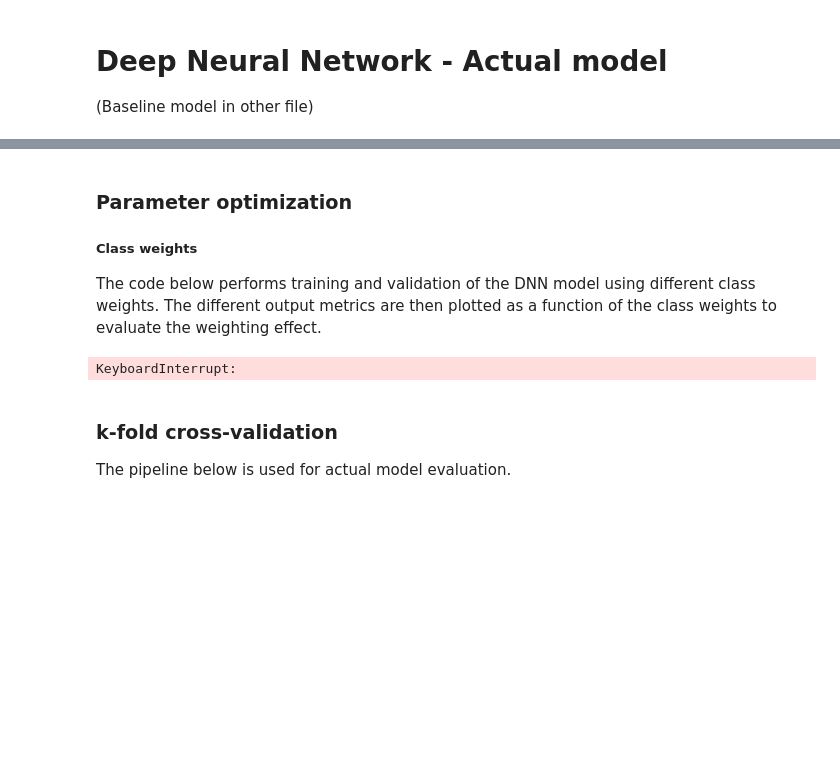
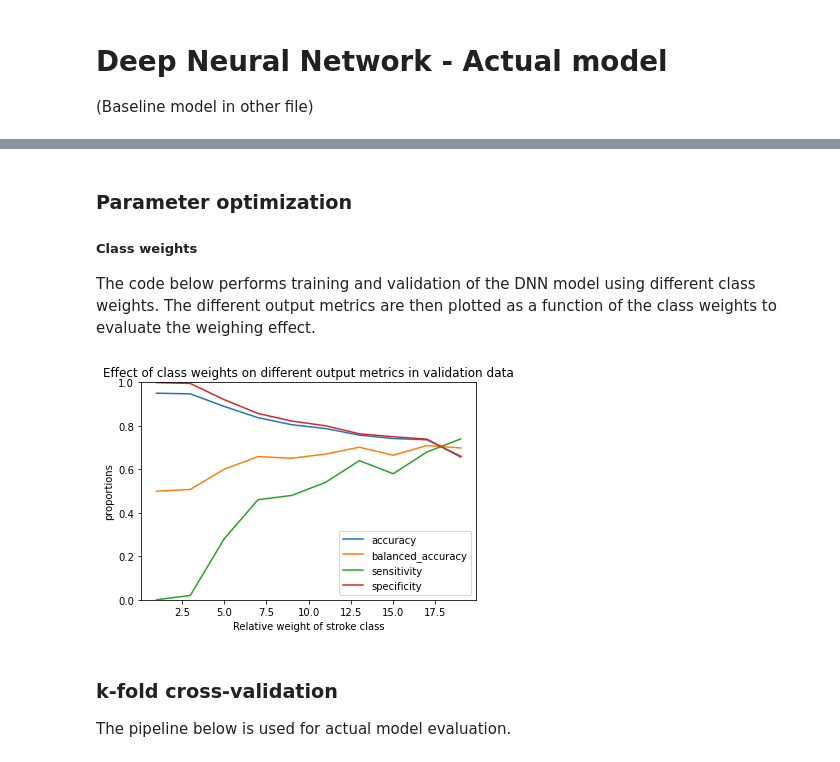
Before and after one commit to koenc100/Project-AI-minor, a Jupyter notebook: code/deep neural network - optimized model.ipynb, the cells around one changed output, grey strips where cells are left out. Drawn from its saved outputs; the diff is of its cells as text; code cells hidden in the pictures; blank space fills up the shorter version.

```diff
--- a/code/deep neural network - optimized model.ipynb
+++ b/code/deep neural network - optimized model.ipynb
@@ -215,73 +215,77 @@ confusion matrix:
 ##### Class weights
 
 The code below performs training and validation of the DNN model using different class weights.
-The different output metrics are then plotted as a function of the class weights to evaluate the weighting effect.
+The different output metrics are then plotted as a function of the class weights to evaluate the weighing effect.
 # %%
 # Test different class weights and plot accuracy and sensitivity
 
 def compare_class_weights(model, train_data, train_labels, val_data, val_labels,
                           class_weights=range(1, 21, 2), epochs=30):
     """
-    This function tries out different class weights on a model and
-    plots the different output metrics as a function of class_weight.
-    (no k-fold cv applied)
+    This function tries out different class weights on a model and plots the different output metrics (validation accuracy,
+    balanced accuracy etc.) as a function of class_weight (No k-fold cross-validation applied).
 
     INPUT:
 
-    model:         model as defined by the function get_model()
-    train_data:    training data
-    train_labels:  class labels of training dataset
-    val_data:      validation data
-    val_labels:    class labels of validation dataset
-    class_weights: range of weights to compare.
-    epochs:        number of epochs for training of the model
+    model:         Model as defined by the function get_model()
+    train_data:    Training data
+    train_labels:  Class labels of training dataset
+    val_data:      Validation data
+    val_labels:    Class labels of validation dataset.
+    class_weights: List of weights to try; default range of 1 to 21 with steps of 2.
+    epochs:        Number of epochs for training of the model. Default is 30 epochs.
 
-    OUTPUT:        None, shows plot to visually compare effect of class_weights on different metrics
+    OUTPUT:        Shows a plot to visually compare effect of class_weights on accuracy, balanced accuracy, precision and
+                    specificity.
     """
-    # initialize metrics
+    # Initialize metrics
     accuracies_val = []
     sensitivities_val = []
     balanced_accuracies_val = []
     specificities_val = []
 
-    # loop over all class weights and train and predict model.
-    for i in tqdm(class_weights):
+    # Loop over all class weights and train and predict on the model
+    # tqdm times every loop of the for loop
+    for weight in tqdm(class_weights):
 
         # Train and predict
         predictions_train, predictions_val, history = train_and_predict(model, train_data,
                                                               train_labels, val_data, val_labels,
                                                               epochs=epochs, verbose=0, plot=False,
                                                               class_weight=i)
 
-        # metrics
+        # Get the metrics
         accuracy_val, balanced_accuracy_val = get_metrics(val_labels, predictions_val, verbose=False)
         conmat = confusion_matrix(val_labels, predictions_val)
+
+        # TODO is hier niet een functie voor?
         sensitivity = conmat[1,1] / sum(conmat[1,:])
         specificity = conmat[0,0] / sum(conmat[0,:])
 
+        # Append all the accuracies to their respective lists
         accuracies_val.append(accuracy_val)
         balanced_accuracies_val.append(balanced_accuracy_val)
         sensitivities_val.append(sensitivity)
         specificities_val.append(specificity)
 
     ## Plot metrics over  class weights.
     plt.plot(class_weights, accuracies_val)
     plt.plot(class_weights, balanced_accuracies_val)
     plt.plot(class_weights, sensitivities_val)
     plt.plot(class_weights, specificities_val)
     plt.ylim(0, 1)
     plt.title('Effect of class weights on different output metrics in validation data')
     plt.ylabel('proportions')
     plt.xlabel('Relative weight of stroke class')
     plt.legend(['accuracy', 'balanced_accuracy', 'sensitivity', 'specificity'])
     plt.show()
 
-model = get_model(train_data, hidden_layers=2, nodes=[25, 15], dropout=True, dropout_rate=[0.1, 0.1])
+model = get_model(train_data, hidden_layers=2, nodes=[25, 15], dropout_rate=[0.1, 0.1])
 
 compare_class_weights(model, train_data, train_labels, val_data, val_labels,
                       class_weights=range(1, 21, 2), epochs=50)
 # %% [output]
-KeyboardInterrupt:
+[figure, added]
 # %% [markdown]
 ### k-fold cross-validation
 
```
Also changed, not shown: parts of 18 cells of this notebook.
